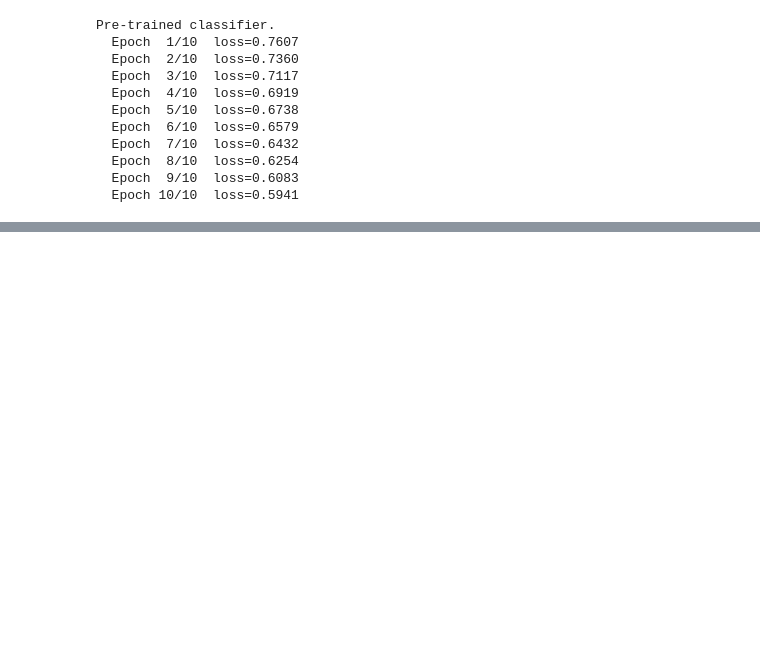
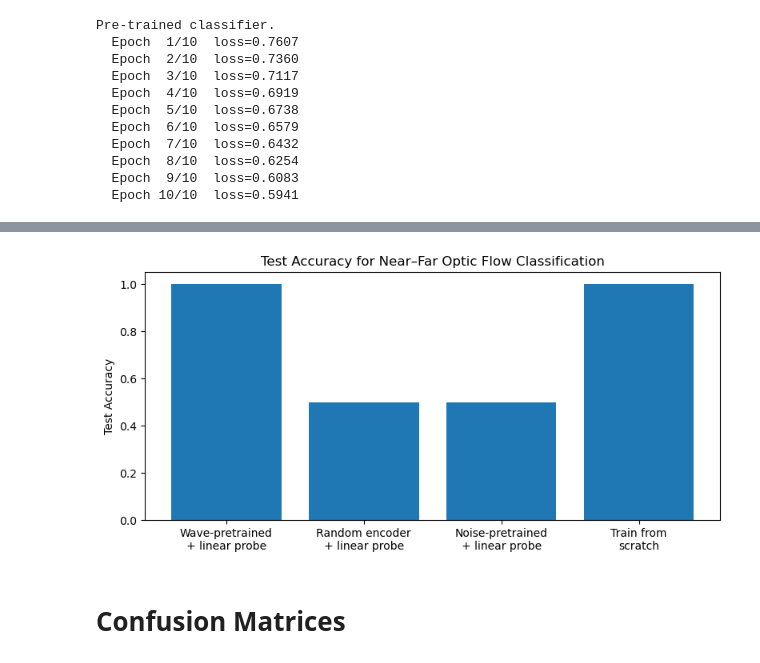
Before and after one commit to mirajiang/neuro-1401-final-project, a Jupyter notebook: project.ipynb, the cells around one changed output, grey strips where cells are left out. Cells and saved outputs as stored; diff of their text form; code cells hidden in the pictures; blank space fills up the shorter version.

```diff
--- a/project.ipynb
+++ b/project.ipynb
@@ -457,0 +894,11 @@ Pre-trained classifier.
+# %%
+# test set of fresh near/far scenes
+torch.manual_seed(999)
+np.random.seed(999)
+random.seed(999)
+
+test_scene = BalancedSceneDataset(size=256)
+test_loader = DataLoader(test_scene, batch_size=SIMCLR_BATCH_SIZE, shuffle=False)
+
+print("Test label counts:", np.bincount(test_scene.type))
+print("Test proportions:", np.bincount(test_scene.type) / len(test_scene))
@@ -457,0 +908,11 @@ Pre-trained classifier.
+# %%
+# evaluate all 4 models on test set
+wave_test_loss, wave_test_acc = evaluate_classifier(wave_encoder, wave_classifier, test_loader, device)
+random_test_loss, random_test_acc = evaluate_classifier(random_encoder, random_classifier, test_loader, device)
+noise_test_loss, noise_test_acc = evaluate_classifier(noise_encoder, noise_classifier, test_loader, device)
+scratch_test_loss, scratch_test_acc = evaluate_classifier(scratch_encoder, scratch_classifier, test_loader, device)
+
+print("Wave-pretrained + linear probe   | test loss =", round(wave_test_loss, 4), "| test acc =", round(wave_test_acc, 4))
+print("Random encoder + linear probe    | test loss =", round(random_test_loss, 4), "| test acc =", round(random_test_acc, 4))
+print("Noise-pretrained + linear probe  | test loss =", round(noise_test_loss, 4), "| test acc =", round(noise_test_acc, 4))
+print("Train-from-scratch               | test loss =", round(scratch_test_loss, 4), "| test acc =", round(scratch_test_acc, 4))
@@ -457,0 +924,19 @@ Pre-trained classifier.
+# %%
+final_test_accs = {
+    "Wave-pretrained\n+ linear probe": wave_test_acc,
+    "Random encoder\n+ linear probe": random_test_acc,
+    "Noise-pretrained\n+ linear probe": noise_test_acc,
+    "Train from\nscratch": scratch_test_acc,
+}
+
+plt.figure(figsize=(8,4))
+plt.bar(final_test_accs.keys(), final_test_accs.values())
+plt.ylabel("Test Accuracy")
+plt.title("Test Accuracy for Near–Far Optic Flow Classification")
+plt.ylim(0, 1.05)
+plt.tight_layout()
+plt.show()
+# %% [output]
+[figure, added]
+# %% [markdown]
+# Confusion Matrices
```
Also changed, not shown: parts of 28 cells of this notebook.
